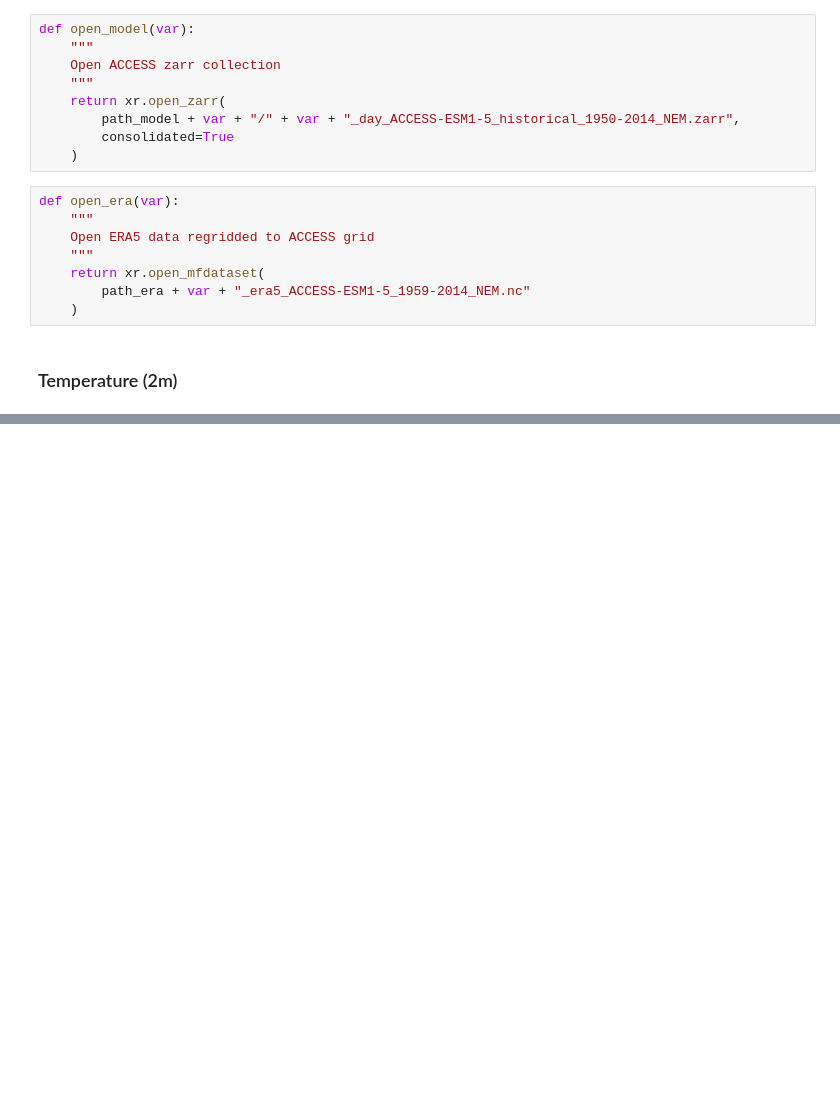
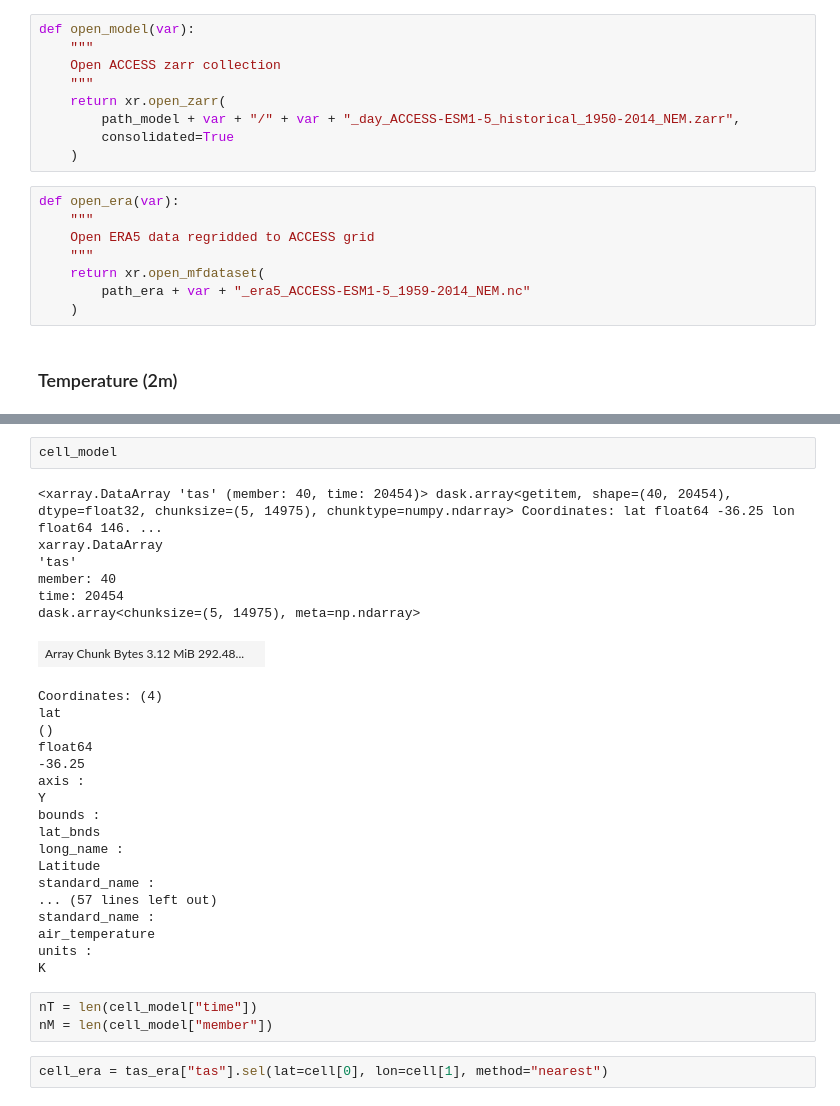
Before and after one commit to dougrichardson/LE_bias_correct, a Jupyter notebook: mean_bias.ipynb, the cells around one changed output, grey strips where cells are left out. Saved outputs shown, nothing was run; the diff lists cells and outputs as text; blank space fills up the shorter version.

```diff
--- a/mean_bias.ipynb
+++ b/mean_bias.ipynb
@@ -112,0 +160,32 @@ model_tas.to_netcdf(
+# %%
+cell_model
+# %% [output]
+<xarray.DataArray 'tas' (member: 40, time: 20454)> dask.array<getitem, shape=(40, 20454), dtype=float32, chunksize=(5, 14975), chunktype=numpy.ndarray> Coordinates: lat float64 -36.25 lon float64 146. ...
+xarray.DataArray
+'tas'
+member: 40
+time: 20454
+dask.array<chunksize=(5, 14975), meta=np.ndarray>
+| Array Chunk Bytes 3.12 MiB 292.48... |  |
+Coordinates: (4)
+lat
+()
+float64
+-36.25
+axis :
+Y
+bounds :
+lat_bnds
+long_name :
+Latitude
+standard_name :
+... (57 lines left out)
+standard_name :
+air_temperature
+units :
+K
+# %%
+nT = len(cell_model["time"])
+nM = len(cell_model["member"])
+# %%
+cell_era = tas_era["tas"].sel(lat=cell[0], lon=cell[1], method="nearest")
```
Also changed, not shown: parts of 12 cells of this notebook.
